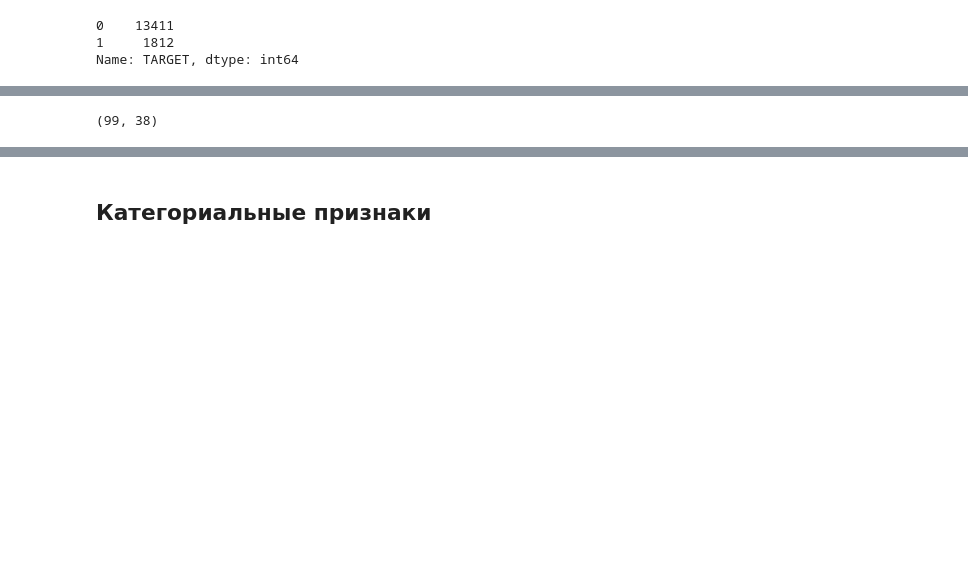
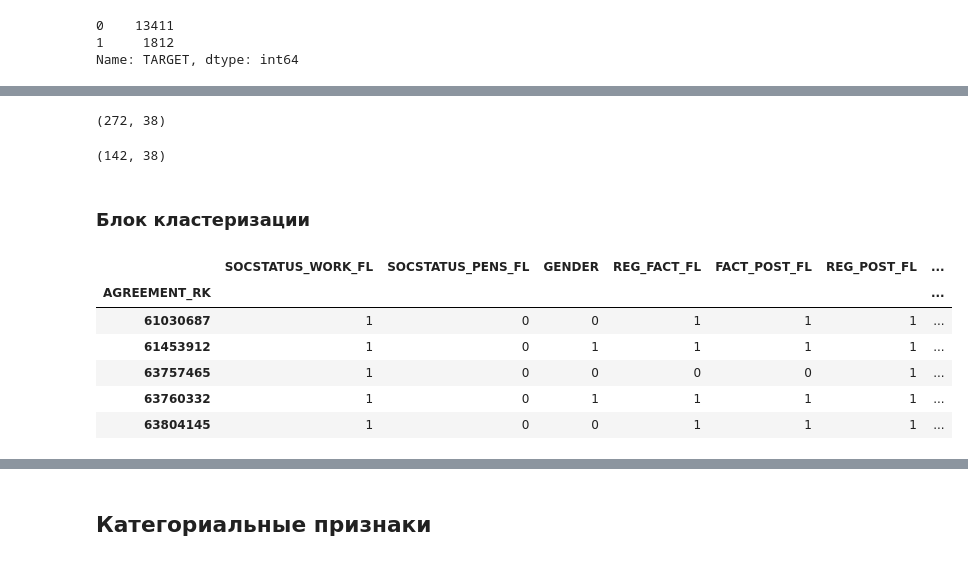
Before and after one commit to IrinaPugaeva/ScoringSystem, a Jupyter notebook: Scoring.ipynb, the cells around one changed output, grey strips where cells are left out. Cells and saved outputs as stored; diff of their text form; code cells hidden in the pictures; blank space fills up the shorter version.

```diff
--- a/Scoring.ipynb
+++ b/Scoring.ipynb
@@ -126,6 +127,6 @@ Name: TARGET, dtype: int64
 # %%
 # Выделяем числовые и бинарные признаки
 
-binary = [col for col in df.columns if (len(df[col].unique()) == 2)&(df[col].dtype != 'object')]
-linear = [col for col in df.columns if (df[col].dtype != 'object')&(col not in binary)]
-df_lin = df[binary + linear]
+binary = [col for col in df.columns if (len(df[col].unique()) == 2) and (df[col].dtype != 'object') and (col != 'TARGET')]
+linear = [col for col in df.columns if (df[col].dtype != 'object') and (col not in binary) and (col != 'TARGET')]
+df_lin_bin = df[binary + linear + ['TARGET']]
@@ -142,4 +153,27 @@ outliers_removed = remove_outliers(omissions_removed)
+# %%
+df_lin_bin = df_lin_bin.dropna()
+# %%
+df_lin_bin.shape
+# %% [output]
+(272, 38)
+# %%
+#B_cal_0 = outliers_removed_index
+outliers_removed_index = remove_outliers(df_lin_bin[linear])
+# %%
+outliers_removed = df_lin_bin.loc[outliers_removed_index]
 # %%
 outliers_removed.shape
 # %% [output]
-(99, 38)
+(142, 38)
+# %% [markdown]
+### Блок кластеризации
+# %%
+outliers_removed.head()
+# %% [output]
+|  | SOCSTATUS_WORK_FL | SOCSTATUS_PENS_FL | GENDER | REG_FACT_FL | FACT_POST_FL | REG_POST_FL | ... |
+| AGREEMENT_RK |  |  |  |  |  |  | ... |
+| 61030687 | 1 | 0 | 0 | 1 | 1 | 1 | ... |
+| 61453912 | 1 | 0 | 1 | 1 | 1 | 1 | ... |
+| 63757465 | 1 | 0 | 0 | 0 | 0 | 1 | ... |
+| 63760332 | 1 | 0 | 1 | 1 | 1 | 1 | ... |
+| 63804145 | 1 | 0 | 0 | 1 | 1 | 1 | ... |
```
Also changed, not shown: parts of 14 cells of this notebook, 5 other files.
